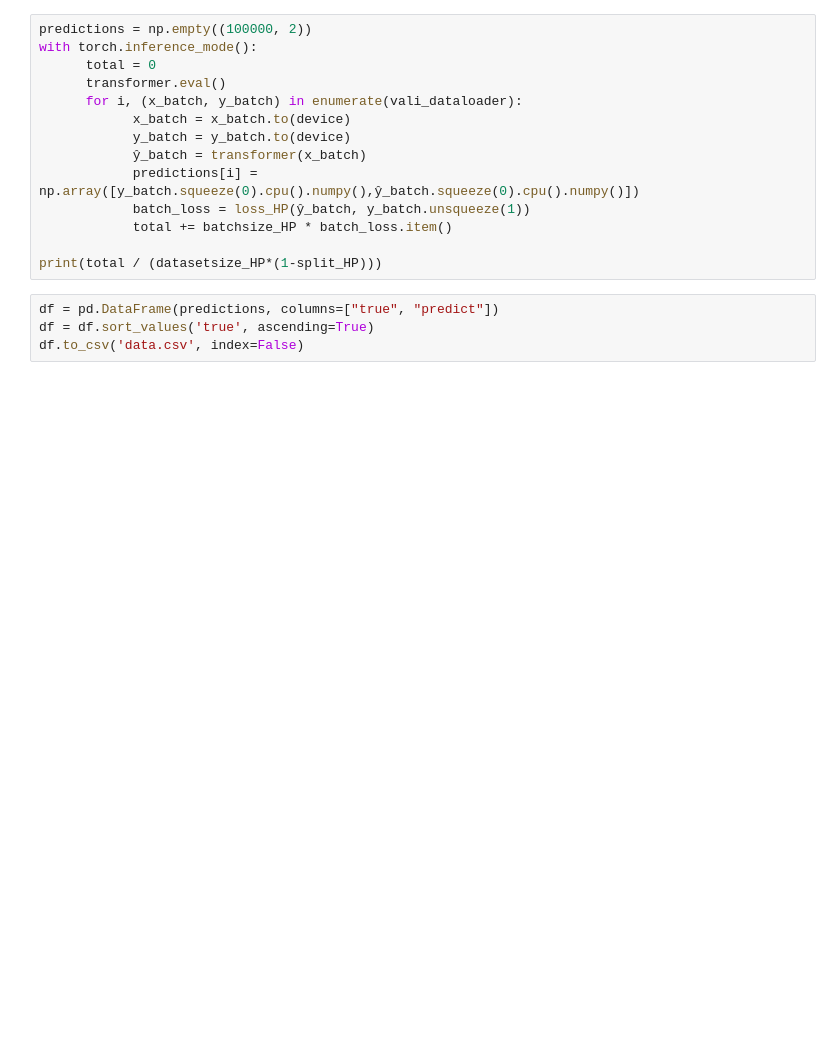
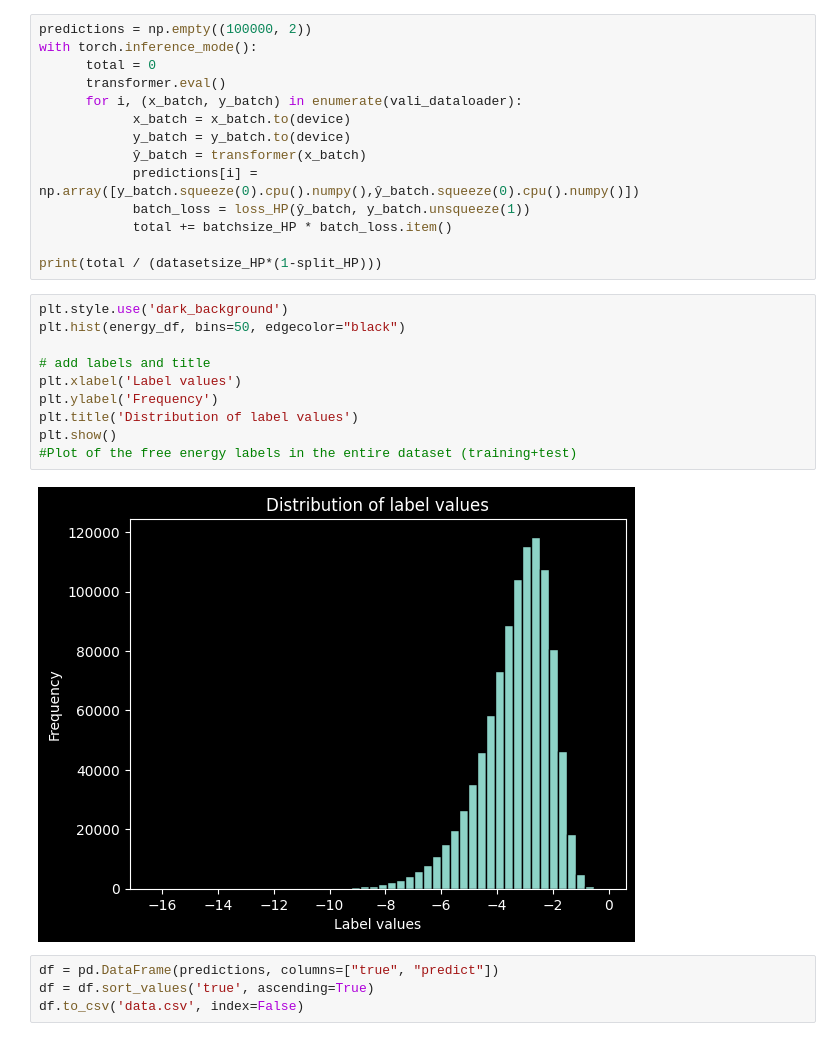
Before and after one commit to ScierKnave/dna_aptamers_modelling, a Jupyter notebook: src/AptAnalysis.ipynb, the cells around one changed output. Saved outputs shown, nothing was run; the diff lists cells and outputs as text; blank space fills up the shorter version.

```diff
--- a/src/AptAnalysis.ipynb
+++ b/src/AptAnalysis.ipynb
@@ -184,6 +184,18 @@ with torch.inference_mode():
             total += batchsize_HP * batch_loss.item()
 
 print(total / (datasetsize_HP*(1-split_HP)))
+# %%
+plt.style.use('dark_background')
+plt.hist(energy_df, bins=50, edgecolor="black")
+
+# add labels and title
+plt.xlabel('Label values')
+plt.ylabel('Frequency')
+plt.title('Distribution of label values')
+plt.show()
+#Plot of the free energy labels in the entire dataset (training+test)
+# %% [output]
+[figure, added]
 # %%
 df = pd.DataFrame(predictions, columns=["true", "predict"])
 df = df.sort_values('true', ascending=True)
```
Also changed, not shown: parts of 9 cells of this notebook.
